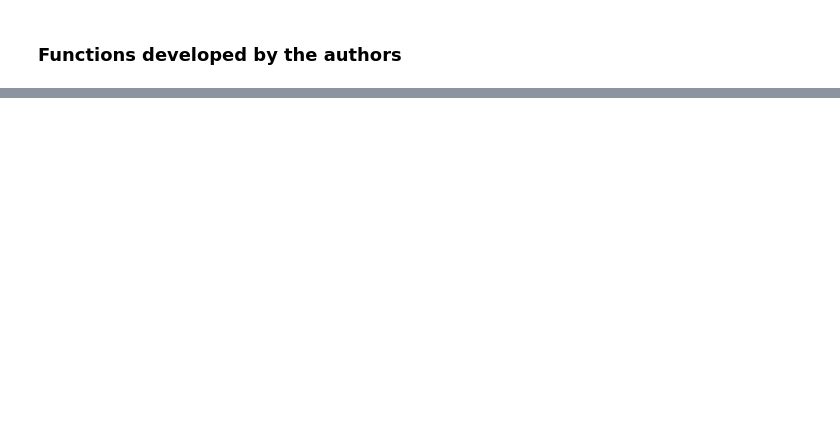
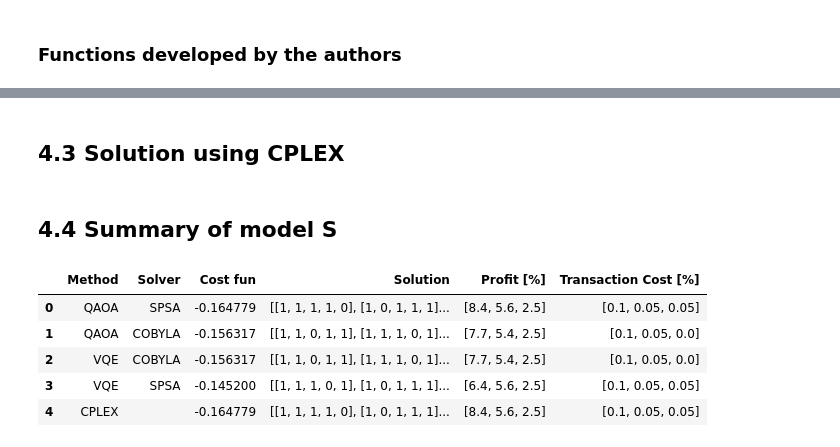
Before and after one commit to alejomonbar/Quantum-Counselor-for-Portfolio-Investment, a Jupyter notebook: Portfolio-Optimization.ipynb, the cells around one changed output, grey strips where cells are left out. Cells and saved outputs as stored; diff of their text form; code cells hidden in the pictures; blank space fills up the shorter version.

```diff
--- a/Portfolio-Optimization.ipynb
+++ b/Portfolio-Optimization.ipynb
@@ -199,0 +317,4 @@ pd.DataFrame({"Method":["QAOA","QAOA", "VQE", "VQE", "CPLEX"],
+# %%
+s["VQE"]["COBYLA"] = Optimization_VQE(s["qubo"], ansatz=s["ansatz"], optimizer=COBYLA(maxiter=50), local=True)
+# %%
+s["VQE"]["SPSA"] = Optimization_VQE(s["qubo"], ansatz=s["ansatz"], optimizer=SPSA(maxiter=50), local=True)
@@ -199,0 +327,9 @@ pd.DataFrame({"Method":["QAOA","QAOA", "VQE", "VQE", "CPLEX"],
+# %%
+s["Real-VQE"]["SPSA"] = Optimization_VQE(s["qubo"], ansatz=s["ansatz"], optimizer=COBYLA(maxiter=50), backend=backend_16,
+                                            provider=provider_16)
+# %% [markdown]
+## 4.3 Solution using CPLEX
+# %%
+s["CPLEX"]= CplexOptimizer().solve(s["qubo"])
+# %% [markdown]
+## 4.4 Summary of model S
@@ -199,0 +340,18 @@ pd.DataFrame({"Method":["QAOA","QAOA", "VQE", "VQE", "CPLEX"],
+# %%
+method = ["QAOA", "VQE"]
+solver = ["COBYLA", "SPSA"]
+s_sol = [s[met][sol][0].x.reshape(s["periods"],-1).astype(int) for met in method for sol in solver] + [(s["CPLEX"].x+0.01).reshape(s["periods"],-1).astype(int)]
+pd.DataFrame({"Method":["QAOA","QAOA", "VQE", "VQE", "CPLEX"],
+              "Solver":["SPSA", "COBYLA","COBYLA", "SPSA",""],
+              "Cost fun":[s[met][sol][0].fval for met in method for sol in solver] + [s["CPLEX"].fval],
+              "Solution":s_sol,
+              "Profit [%]":[np.round(100*profits(_, s["mu"], s["lambda"], s["periods"], s["max_investment"]), 1) for _ in s_sol],
+              "Transaction Cost [%]":[100*transaction_costs(_, s["lambda"], s["periods"], s["max_investment"]) for _ in s_sol]
+             })
+# %% [output]
+|  | Method | Solver | Cost fun | Solution | Profit [%] | Transaction Cost [%] |
+| 0 | QAOA | SPSA | -0.164779 | [[1, 1, 1, 1, 0], [1, 0, 1, 1, 1]... | [8.4, 5.6, 2.5] | [0.1, 0.05, 0.05] |
+| 1 | QAOA | COBYLA | -0.156317 | [[1, 1, 0, 1, 1], [1, 1, 1, 0, 1]... | [7.7, 5.4, 2.5] | [0.1, 0.05, 0.0] |
+| 2 | VQE | COBYLA | -0.156317 | [[1, 1, 0, 1, 1], [1, 1, 1, 0, 1]... | [7.7, 5.4, 2.5] | [0.1, 0.05, 0.0] |
+| 3 | VQE | SPSA | -0.145200 | [[1, 1, 1, 0, 1], [1, 0, 1, 1, 1]... | [6.4, 5.6, 2.5] | [0.1, 0.05, 0.05] |
+| 4 | CPLEX |  | -0.164779 | [[1, 1, 1, 1, 0], [1, 0, 1, 1, 1]... | [8.4, 5.6, 2.5] | [0.1, 0.05, 0.05] |
```
Also changed, not shown: parts of 91 cells of this notebook, 14 other files.
